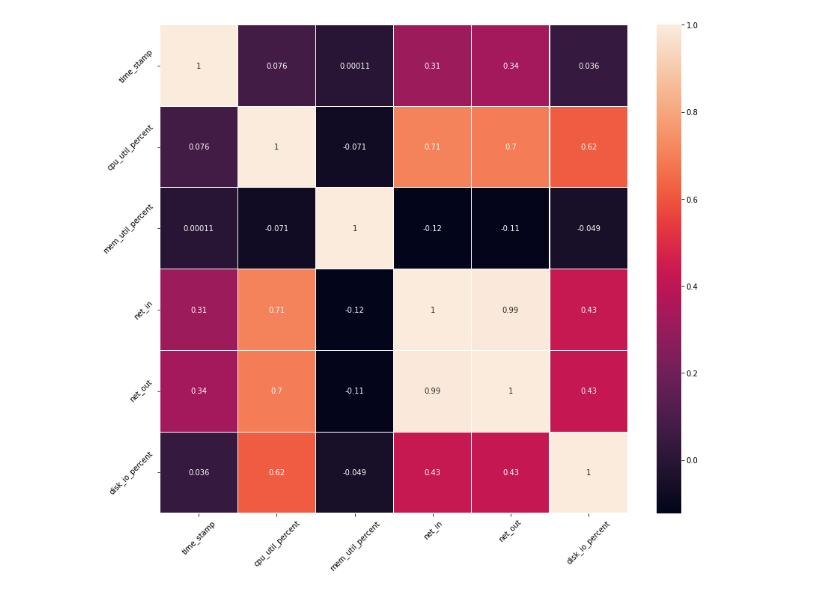
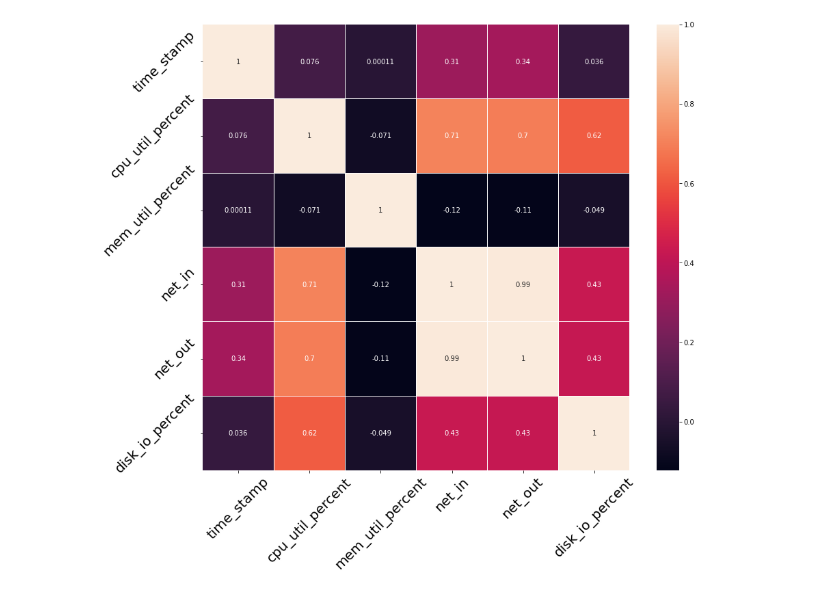
Before and after one commit to GaoZiqiang/clusterworkload_prediction_models, a Jupyter notebook: utils/sns2.ipynb, the cells around one changed output. Drawn from its saved outputs; the diff is of its cells as text; code cells hidden in the pictures.

```diff
--- a/utils/sns2.ipynb
+++ b/utils/sns2.ipynb
@@ -1,24 +1,24 @@
 # %%
 import numpy as np
 import pandas as pd
 from pandas import DataFrame as df
 from matplotlib import pyplot as plt
 
 import seaborn as sns
 
 from IPython import embed
 
 if __name__ == "__main__":
     data = pd.read_csv('../data/machine_usage_bak.csv', error_bad_lines=False, sep="\t")
 
     plt.figure(figsize=(14,12))
     ## 描述两变量相关性
     coeff = data.iloc[:, [1,2,3,6,7,8]].corr()  # 相关性
     # embed()
     sns.heatmap(coeff, linewidths = 0.05, annot=True)
     # embed()
-    plt.xticks(rotation=45)
-    plt.yticks(rotation=45)
+    plt.xticks(rotation=45, fontsize=20)
+    plt.yticks(rotation=45, fontsize=20)
     plt.show()
 # %% [output]
-[figure, old version]
+[figure, new version]
```
Also changed, not shown: 3 other files.
